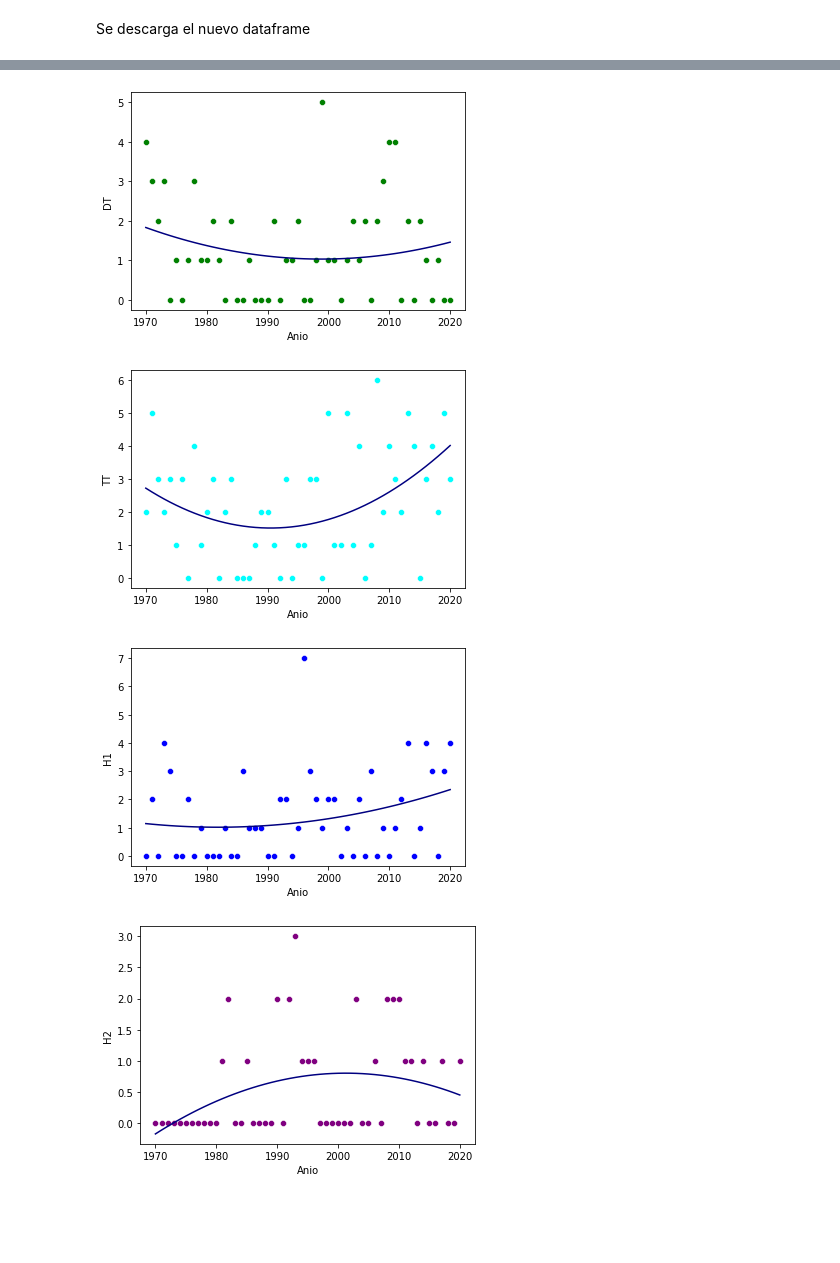
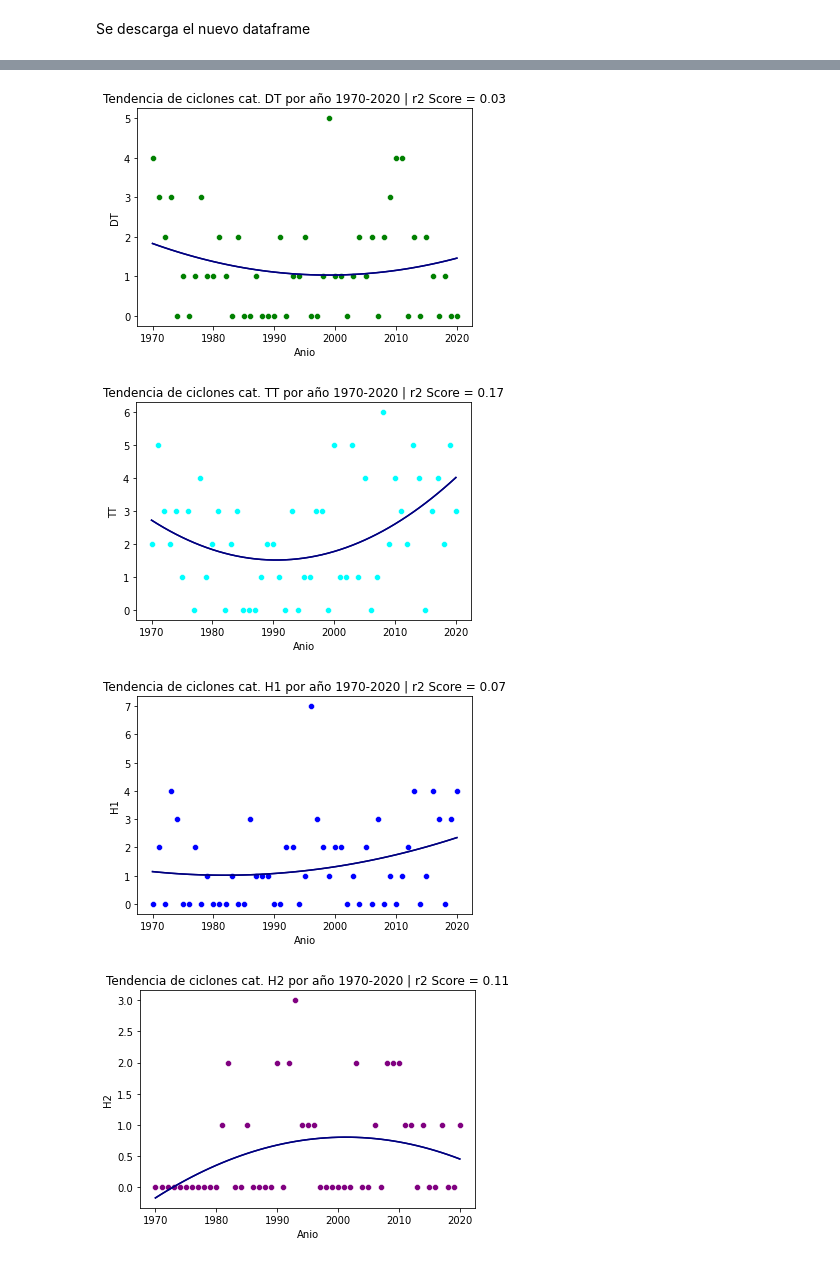
Before and after one commit to AdrianDiazGaxiola/Proyecto-Final, a Jupyter notebook: Ciclones.ipynb, the cells around one changed output, grey strips where cells are left out. Drawn from its saved outputs; the diff is of its cells as text; code cells hidden in the pictures; blank space fills up the shorter version.

```diff
--- a/Ciclones.ipynb
+++ b/Ciclones.ipynb
@@ -192,7 +192,7 @@ print(df.tail(5))
 
 [5 rows x 6 columns]
 # %%
-df1 = df
+df1 = df.copy()
 
 #Se convierte a tipo fecha los valores en la columna de las fechas
 df1['Fecha'] = pd.to_datetime(df1['Fecha'], errors='coerce')
@@ -514,0 +510,20 @@ files.download("Temp+Prec+Cic.csv")
+# %%
+total = df3.Total.tolist()
+
+totalxlustro = pd.DataFrame()
+
+lista = []
+
+lustros = (2020 - 1970) / 5
+
+j = 0
+for i in range(int(lustros)):
+  if (i==int(lustros)-1): #El último 'lustro' consta de 6 años, para incluir al año 2020
+    lista.append(total[j] + total[j+1] + total[j+2] + total[j+3] +  total[j+4] + total[j+5])
+  else:
+    lista.append(total[j] + total[j+1] + total[j+2] + total[j+3] +  total[j+4])
+
+  j += 5
+
+totalxlustro["Total"] = lista
+print(lista)
@@ -529,7 +546,10 @@ for i in Cols:
   y = df3[i]
   regressor.fit(X, y)
   plt.figure()
-  plt.title("Ciclones categoría %s en México de 1970 a 2020" % i)
+  if (i=="Total"):
+    plt.title("Total de ciclones por año en México de 1970 a 2020")
+  else:
+    plt.title("Ciclones categoría %s por año en México de 1970 a 2020" % i)
   sns.scatterplot(x = df3["Anio"], y = df3[i], color = colores[j])
   plt.savefig("%s gráfica.jpg" % i, bbox_inches = 'tight')
   #sns.lmplot(x="Anio", y=i,data=df3, order=4)
@@ -547,30 +567,35 @@ for i in Cols:
 # %%
 Cols = ["DT", "TT", "H1", "H2", "H3", "H4", "H5", "Total"]
 
 regressor = LinearRegression()
 
 colores = ["green", "cyan", "blue", "purple", "yellow", "orange", "red", "maroon"]
 
 X = np.array(range(1970, 2021))
 X = X.reshape(-1, 1)
 
 j = 0
 for i in Cols:
   model = make_pipeline(PolynomialFeatures(2), LinearRegression())
   y = df3[i]
   model.fit(X, y)
   plt.figure()
   sns.scatterplot(x = df3["Anio"], y = df3[i], color = colores[j])
   if (i == 'Total'):
     coef = r2_score(y, model.predict(X))
-    plt.title("Tendencia del total de ciclones 1970-2020 | r2 Score = %.2f" % coef)
-    sns.lineplot(df3["Anio"], model.predict(X), color = 'navy')
+    plt.title("Tendencia del total de ciclones por año 1970-2020 | r2 Score = %.2f" % coef)
+    sns.lineplot(x = df3["Anio"],y = model.predict(X), color = 'navy')
     plt.savefig("Tendencia Total gráfica.jpg", bbox_inches='tight')
+  else:
+    coef = r2_score(y, model.predict(X))
+    plt.title("Tendencia de ciclones cat. %s por año 1970-2020 | r2 Score = %.2f" % (i, coef))
+    sns.lineplot(x = df3["Anio"],y = model.predict(X), color = 'navy')
+    plt.savefig("%s gráfica.jpg" % i, bbox_inches='tight')
   #sns.lmplot(x="Anio", y=i,data=df3, order=4)
   sns.lineplot(df3["Anio"], model.predict(X), color = 'navy')
   j += 1
 # %% [output]
-[figure, old version]
+[figure, new version]
-[figure, old version]
+[figure, new version]
-[figure, old version]
+[figure, new version]
-[figure, old version]
+[figure, new version]
```
Also changed, not shown: parts of 16 cells of this notebook.
